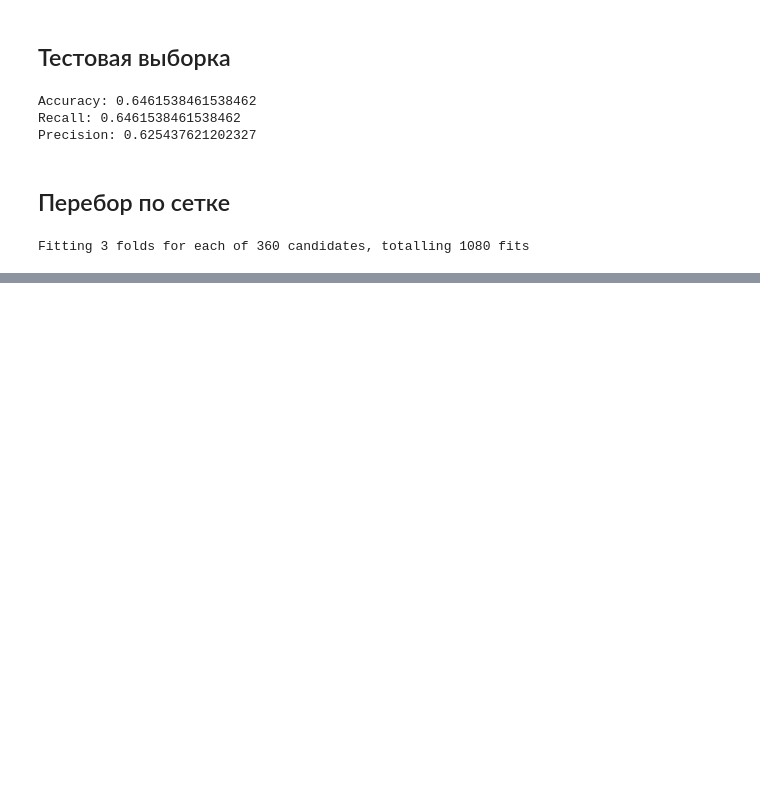
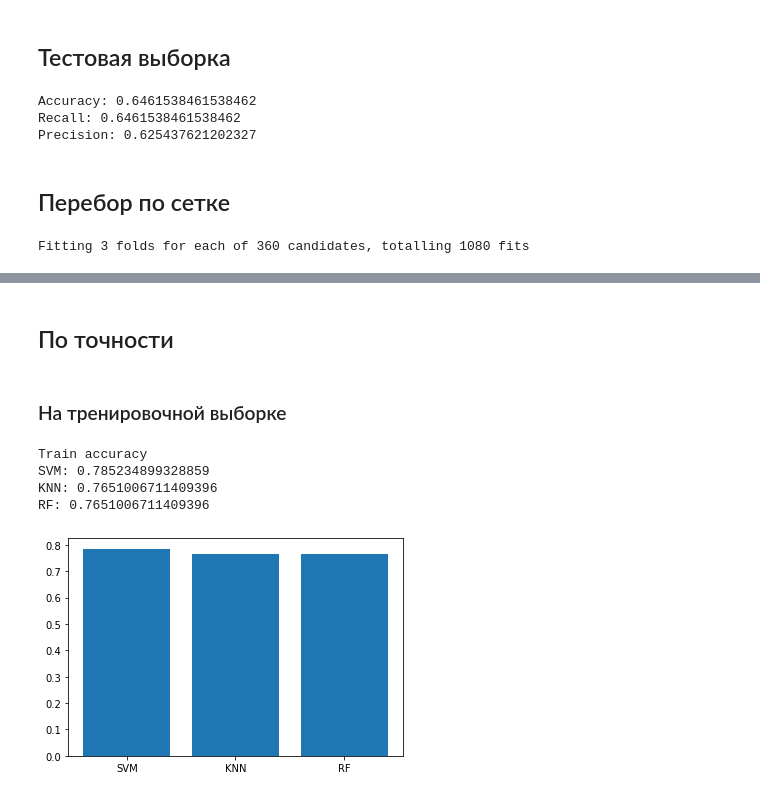
Before and after one commit to RivalLogorithm/laba_isit, a Jupyter notebook: 5_6/5_6.ipynb, the cells around one changed output, grey strips where cells are left out. Saved outputs shown, nothing was run; the diff lists cells and outputs as text; code cells hidden in the pictures; blank space fills up the shorter version.

```diff
--- a/5_6/5_6.ipynb
+++ b/5_6/5_6.ipynb
@@ -44,6 +49,7 @@ y_test_pred = svm.predict(X_test)
 # %% [markdown]
 ## Тренировочная выборка
 # %%
+svm_accuracy_train = accuracy_score(y_train, y_train_pred)
 print("Accuracy: {}".format(accuracy_score(y_train, y_train_pred)))
 print("Recall: {}".format(recall_score(y_train, y_train_pred, average='weighted')))
 print("Precision: {}".format(f1_score(y_train, y_train_pred, average='weighted')))
@@ -255,6 +268,7 @@ y_test_pred = knn.predict(X_test)
 # %% [markdown]
 ## Тренировочная выборка
 # %%
+knn_accuracy_train = accuracy_score(y_train, y_train_pred)
 print("Accuracy: {}".format(accuracy_score(y_train, y_train_pred)))
 print("Recall: {}".format(recall_score(y_train, y_train_pred, average='weighted')))
 print("Precision: {}".format(f1_score(y_train, y_train_pred, average='weighted')))
@@ -378,6 +396,7 @@ y_test_pred = knn.predict(X_test)
 # %% [markdown]
 ## Обучающая выборка
 # %%
+rf_accuracy_train = accuracy_score(y_train, y_train_pred)
 print("Accuracy: {}".format(accuracy_score(y_train, y_train_pred)))
 print("Recall: {}".format(recall_score(y_train, y_train_pred, average='weighted')))
 print("Precision: {}".format(f1_score(y_train, y_train_pred, average='weighted')))
@@ -486,0 +526,15 @@ sns.scatterplot(x="comp-1", y="comp-2", hue=df_test_pred.y.tolist(),
+# %% [markdown]
+## По точности
+# %% [markdown]
+### На тренировочной выборке
+# %%
+accuracy_data = [svm_accuracy_train, knn_accuracy_train, rf_accuracy_train]
+axis = ['SVM', 'KNN', 'RF']
+plt.bar(axis, accuracy_data)
+print("Train accuracy\nSVM: {}\nKNN: {}\nRF: {}".format(svm_accuracy_train, knn_accuracy_train, rf_accuracy_train))
+# %% [output]
+Train accuracy
+SVM: 0.785234899328859
+KNN: 0.7651006711409396
+RF: 0.7651006711409396
+[figure, added]
```
Also changed, not shown: parts of 35 cells of this notebook.
